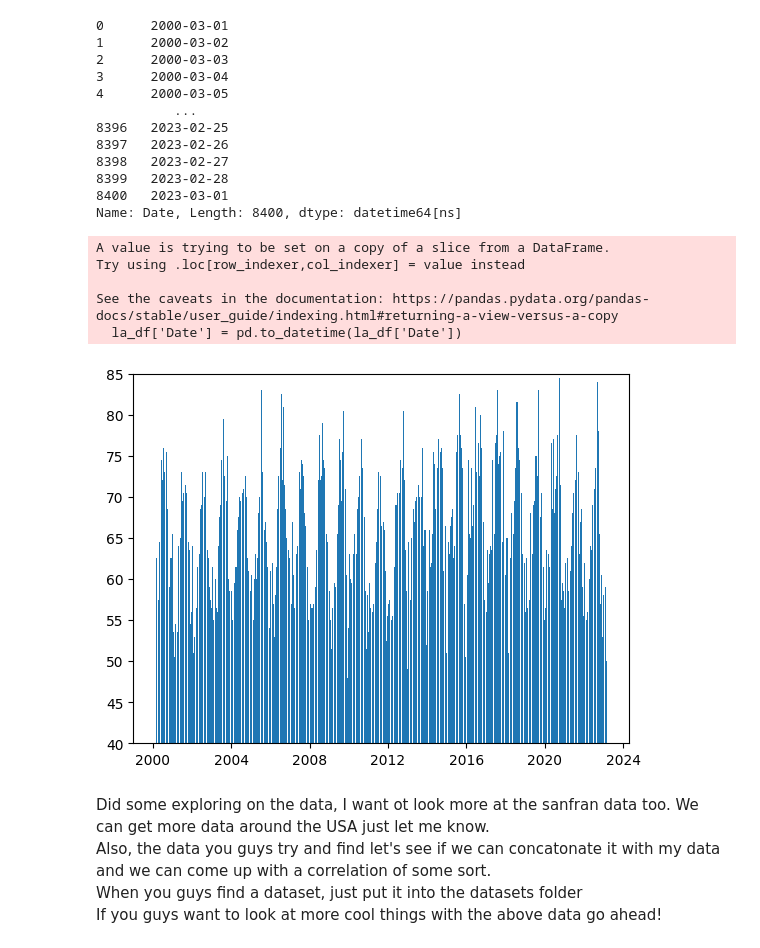
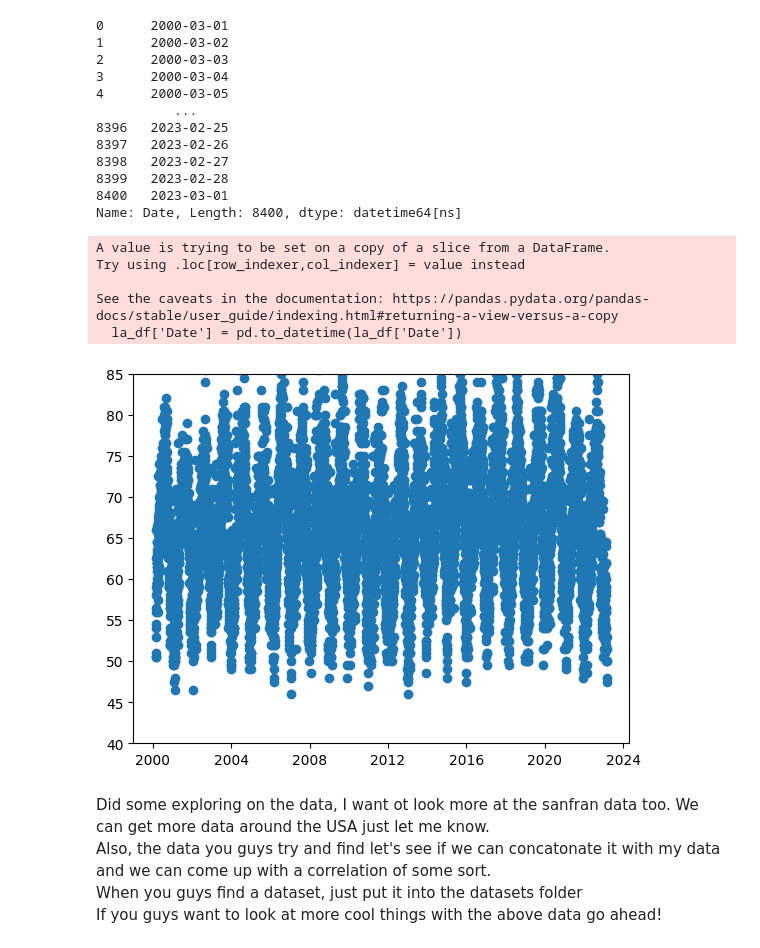
Before and after one commit to UIUC-DSC/Data-Nerds, a Jupyter notebook: data_analysis.ipynb, the cells around one changed output. Saved outputs shown, nothing was run; the diff lists cells and outputs as text; code cells hidden in the pictures.

```diff
--- a/data_analysis.ipynb
+++ b/data_analysis.ipynb
@@ -36,3 +36,8 @@ import pandas as pd
 
 la_df = pd.read_csv('datasets/weather_data/Los_Angeles_March_2020-2023.csv')
 sf_df = pd.read_csv('datasets/weather_data/San_Francisco_March_2020-2023.csv')
+sd_df = pd.read_csv('datasets/weather_data/san_diego.csv')
+rv_df = pd.read_csv('datasets/weather_data/riverside.csv')
+
+dataframes = []
+dataframes.extend([la_df, sf_df, sd_df, rv_df])
@@ -38,0 +58,28 @@ sf_df = pd.read_csv('datasets/weather_data/San_Francisco_March_2020-2023.csv')
+# %%
+pd.set_option('display.max_rows', 500)
+pd.set_option('display.max_columns', 500)
+pd.set_option('display.width', 1000)
+
+for i in dataframes:
+    cols=[j for j in i.columns if j not in ["Date"]]
+    for col in cols:
+        i[col]=pd.to_numeric(i[col], errors='coerce')
+    print(i['Date'].count())
+
+dataframes[0]['place'] = 'Los_Angeles'
+dataframes[1]['place'] = 'San_Francisco'
+dataframes[2]['place'] = 'San_Diego'
+dataframes[3]['place'] = 'Riverside'
+
+data = pd.concat(dataframes)
+# print(data.describe)
+# data = data[data[' AvgTemperature'].notna()]
+# data
+
+# see most nan columns
+# alsolooks like snowfall snow depth, and at obs temp are useless to us
+print(data.isna().sum())
+data.drop(columns=[' Snowfall', ' SnowDepth', ' AtObsTemperature'], inplace=True)
+print(data.isna().sum())
+data.describe
+# now remove NaNs
@@ -155,23 +234,23 @@ Name: Date, Length: 8400, dtype: datetime64[ns]
 # %%
 # see some histograms on some columns
 import matplotlib.pyplot as plt
 import matplotlib.dates
 
 # need to convert date to datetime to do this
 la_df['Date'] = pd.to_datetime(la_df['Date'])
 
 # plt.hist(la_df[' AvgTemperature'])
 fig, ax = plt.subplots()
-ax.bar(la_df['Date'], la_df[' AvgTemperature'])
+ax.scatter(la_df['Date'], la_df[' AvgTemperature'])
 ax.set_ylim([40,85])
 plt.show()
 # %% [output]
 A value is trying to be set on a copy of a slice from a DataFrame.
 Try using .loc[row_indexer,col_indexer] = value instead
 
 See the caveats in the documentation: https://pandas.pydata.org/pandas-docs/stable/user_guide/indexing.html#returning-a-view-versus-a-copy
   la_df['Date'] = pd.to_datetime(la_df['Date'])
-[figure, old version]
+[figure, new version]
 # %% [markdown]
 Did some exploring on the data, I want ot look more at the sanfran data too. We can get more data around the USA just let me know.\
 Also, the data you guys try and find let's see if we can concatonate it with my data and we can come up with a correlation of some sort.\
```
Also changed, not shown: parts of 3 cells of this notebook, 2 other files.
